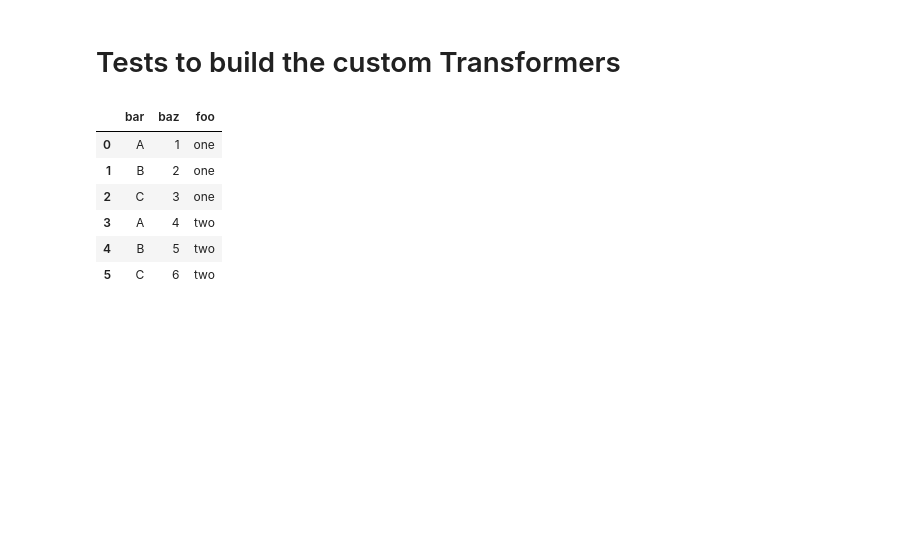
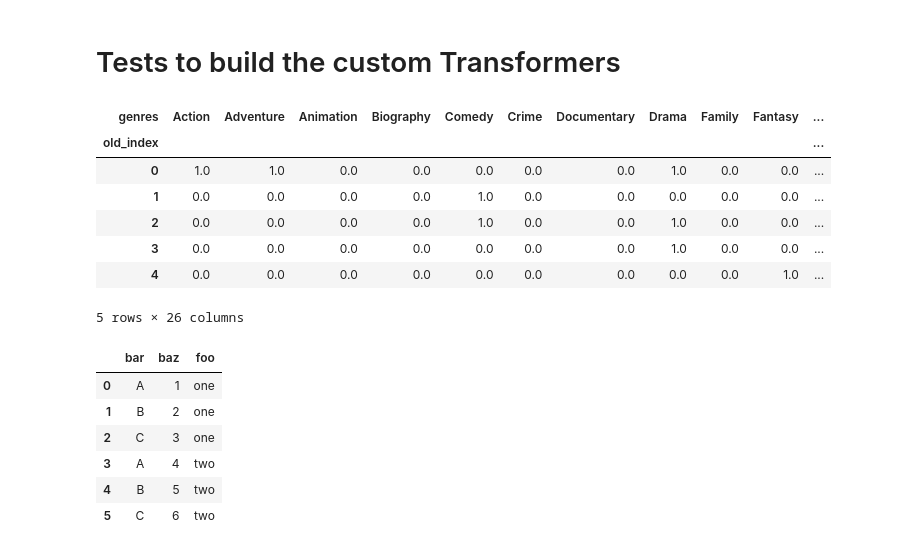
Before and after one commit to Jodahr/ImdbMovies, a Jupyter notebook: Untitled.ipynb, the cells around one changed output. Cells and saved outputs as stored; diff of their text form; code cells hidden in the pictures; blank space fills up the shorter version.

Commit message:
add genres data to pipeline

```diff
--- a/Untitled.ipynb
+++ b/Untitled.ipynb
@@ -126,12 +126,13 @@ class ArrayExplodePivot(TransformerMixin, NoFitMixin):
     def __init__(self, copy=True):
         self.copy = copy
 
-    def transform(self, df, copy=False):
+    def transform(self, df):
         df_ = df if not self.copy else df.copy()
         df_ = self.__explode__(df_)
-        test = self.__explode__(df_)
-        test['val'] = 1
-        return self.__pivot__(test).fillna(int(0))
+        #self.__explode__(df_)
+        #return df_
+        df_['val'] = 1
+        return self.__pivot__(df_).fillna(int(0))
 
     def __explode__(self, df):
         rows = []
@@ -170,10 +171,10 @@ class DFFeatureUnion(FeatureUnion):
 # Pipeline Test
 # %%
 genrePipeline = Pipeline([
-    ('selectGenres', DFTransform(lambda x: x['genres'], True))
-    ,('stringToArray', StringToArray('|'))
-    ,('explodeAndLabel', ArrayExplodePivot()),
-     ('addMissingCols', AddMissingCategorialColumns())
+    ('selectGenres', DFTransform(lambda x: x['genres'], True)),
+    ('stringToArray', StringToArray('|')),
+    ('explodeAndLabel', ArrayExplodePivot()),
+    ('addMissingCols', AddMissingCategorialColumns())
 ])
 # %%
 numericalPipeline = Pipeline([
@@ -207,7 +209,7 @@ from sklearn.ensemble import RandomForestRegressor
 #completePipeline =
 estimators = [('linear_pca', PCA()), ('forest', RandomForestRegressor(n_jobs=4))]
 #features = FeatureUnion([('1', categoricalPipeline), ('2',numericalPipeline)])
-features = FeatureUnion([('1', categoricalPipeline), ('2',numericalPipeline)])
+features = FeatureUnion([('1', categoricalPipeline), ('2',numericalPipeline), ('3', genrePipeline)])
 #finalPipe = Pipeline([('linear_pca', PCA()),('forest', RandomForestRegressor(n_jobs=4))])
 
 finalPipe = Pipeline([('featureSelection', features), ('rf',RandomForestRegressor(n_jobs=4) )])
@@ -335,5 +325,23 @@ X_test[['movie_title', 'imdb_score', 'pred']].head(20)
 # %% [markdown]
 # Tests to build the custom Transformers
+# %%
+genrePipeline = Pipeline([
+    ('selectGenres', DFTransform(lambda x: x['genres'], True)),
+    ('stringToArray', StringToArray('|')),
+    ('explodeAndLabel', ArrayExplodePivot()),
+#    ('addMissingCols', AddMissingCategorialColumns())
+])
+# %%
+genrePipeline.fit_transform(X_train).head()
+# %% [output]
+| genres | Action | Adventure | Animation | Biography | Comedy | Crime | Documentary | Drama | Family | Fantasy | ... |
+| old_index |  |  |  |  |  |  |  |  |  |  | ... |
+| 0 | 1.0 | 1.0 | 0.0 | 0.0 | 0.0 | 0.0 | 0.0 | 1.0 | 0.0 | 0.0 | ... |
+| 1 | 0.0 | 0.0 | 0.0 | 0.0 | 1.0 | 0.0 | 0.0 | 0.0 | 0.0 | 0.0 | ... |
+| 2 | 0.0 | 0.0 | 0.0 | 0.0 | 1.0 | 0.0 | 0.0 | 1.0 | 0.0 | 0.0 | ... |
+| 3 | 0.0 | 0.0 | 0.0 | 0.0 | 0.0 | 0.0 | 0.0 | 1.0 | 0.0 | 0.0 | ... |
+| 4 | 0.0 | 0.0 | 0.0 | 0.0 | 0.0 | 0.0 | 0.0 | 0.0 | 0.0 | 1.0 | ... |
+5 rows × 26 columns
 # %%
 df2 = pd.DataFrame({'foo': ['one','one','one','two','two','two'],
                        'bar': ['A', 'B', 'C', 'A', 'B', 'C'],
```
Also changed, not shown: parts of 7 cells of this notebook.
